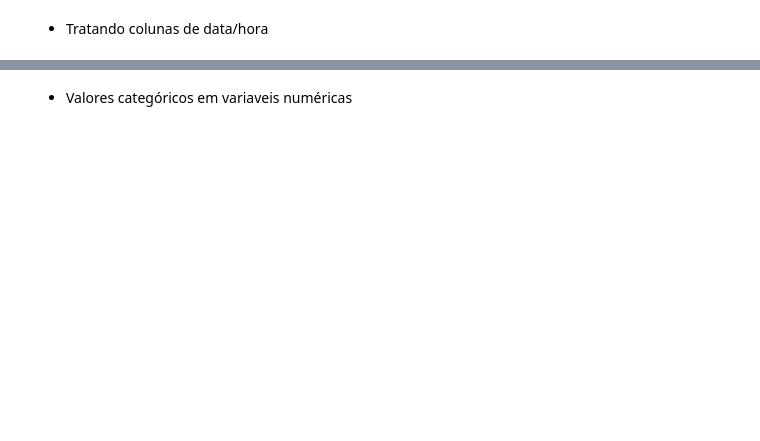
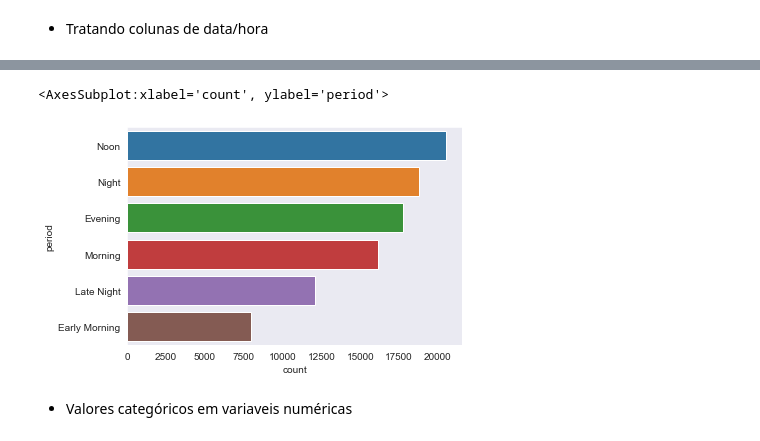
Before and after one commit to synara/kdd, a Jupyter notebook: Prova.ipynb, the cells around one changed output, grey strips where cells are left out. Saved outputs shown, nothing was run; the diff lists cells and outputs as text; code cells hidden in the pictures; blank space fills up the shorter version.

```diff
--- a/Prova.ipynb
+++ b/Prova.ipynb
@@ -256,3 +270,8 @@ df.head()
+# %%
+sns.countplot(y = 'period', data = df, order = df['period'].value_counts().index)
+# %% [output]
+<AxesSubplot:xlabel='count', ylabel='period'>
+[figure, added]
 # %% [markdown]
 - Valores categóricos em variaveis numéricas
 # %%
```
Also changed, not shown: parts of 50 cells of this notebook.
